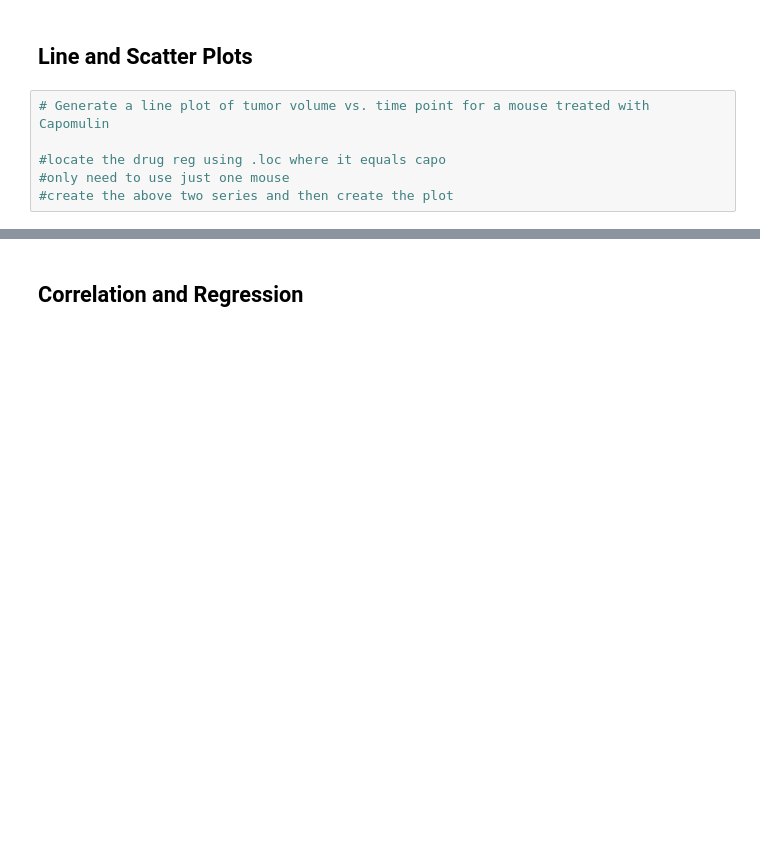
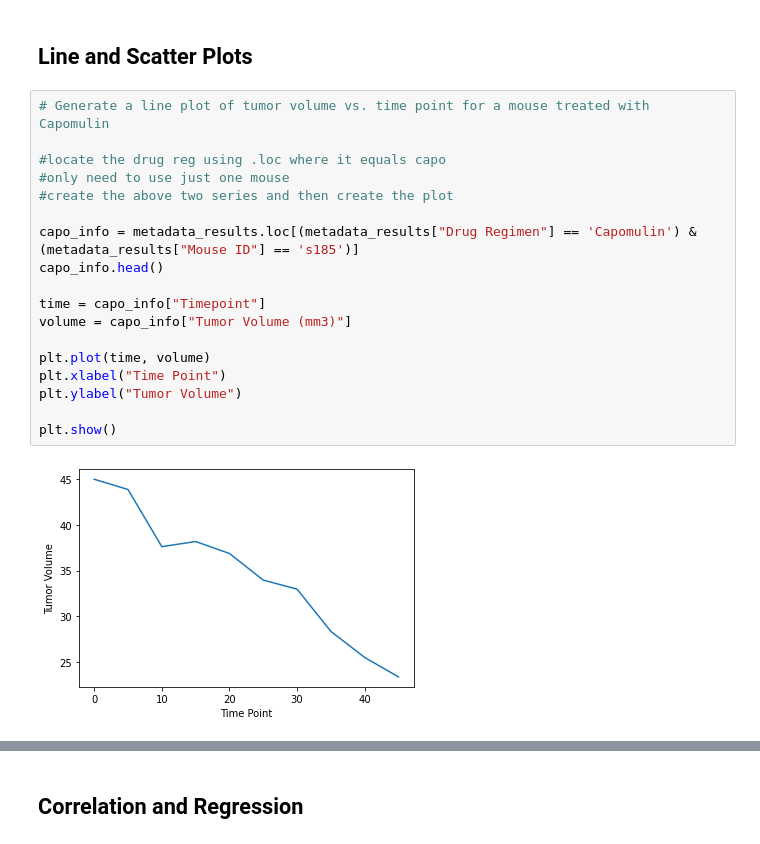
Before and after one commit to PatriceW2/Matplotlib_Challenge-, a Jupyter notebook: Pymaceuticals/pymaceuticals_starter.ipynb, the cells around one changed output, grey strips where cells are left out. Cells and saved outputs as stored; diff of their text form; blank space fills up the shorter version.

Commit message:
moar charts

```diff
--- a/Pymaceuticals/pymaceuticals_starter.ipynb
+++ b/Pymaceuticals/pymaceuticals_starter.ipynb
@@ -347,9 +347,23 @@ plt.show()
 # %%
 # Generate a line plot of tumor volume vs. time point for a mouse treated with Capomulin
 
 #locate the drug reg using .loc where it equals capo
 #only need to use just one mouse
 #create the above two series and then create the plot
+
+capo_info = metadata_results.loc[(metadata_results["Drug Regimen"] == 'Capomulin') & (metadata_results["Mouse ID"] == 's185')]
+capo_info.head()
+
+time = capo_info["Timepoint"]
+volume = capo_info["Tumor Volume (mm3)"]
+
+plt.plot(time, volume)
+plt.xlabel("Time Point")
+plt.ylabel("Tumor Volume")
+
+plt.show()
+# %% [output]
+[figure, added]
 # %%
 # Generate a scatter plot of average tumor volume vs. mouse weight for the Capomulin regimen
 
```
Also changed, not shown: parts of 1 cell of this notebook.
